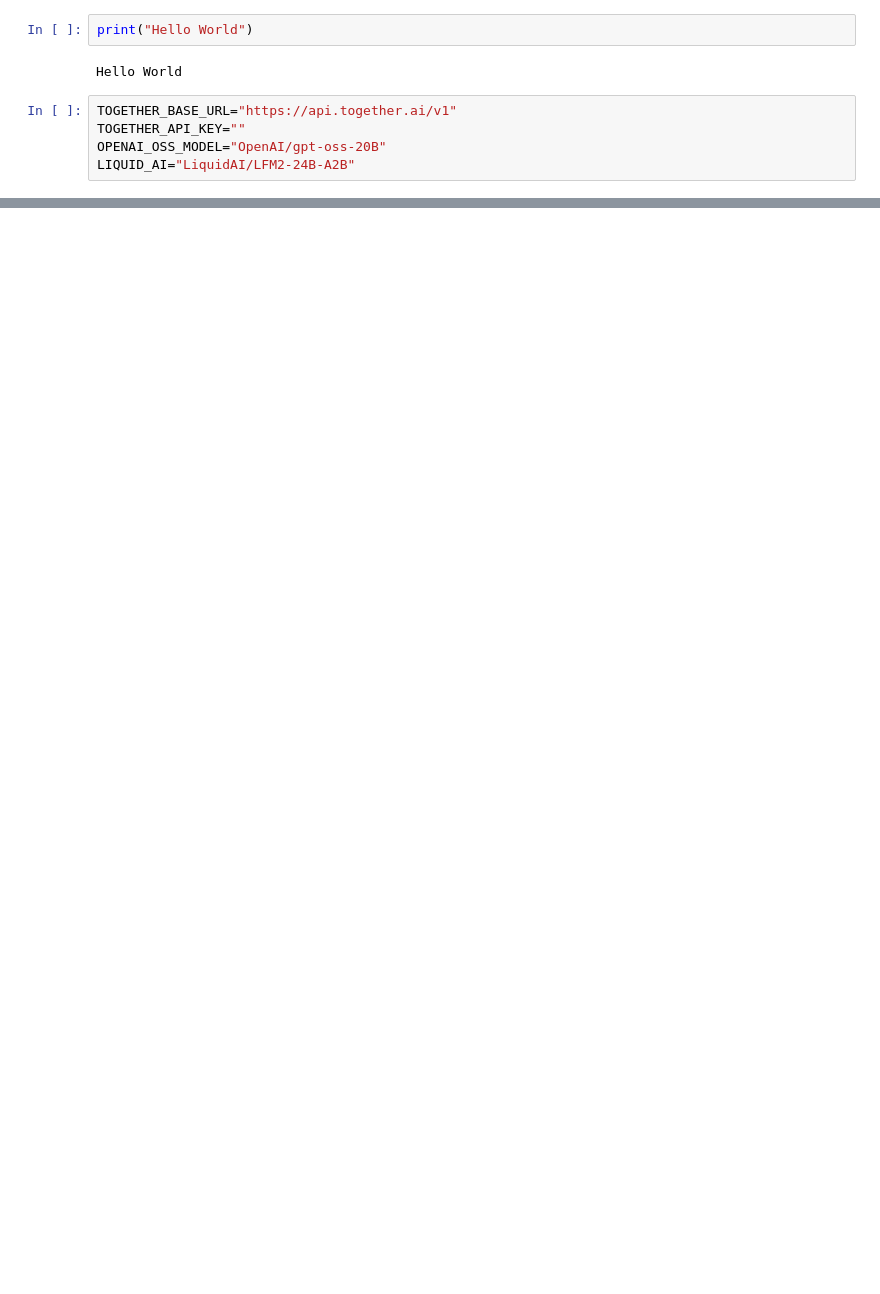
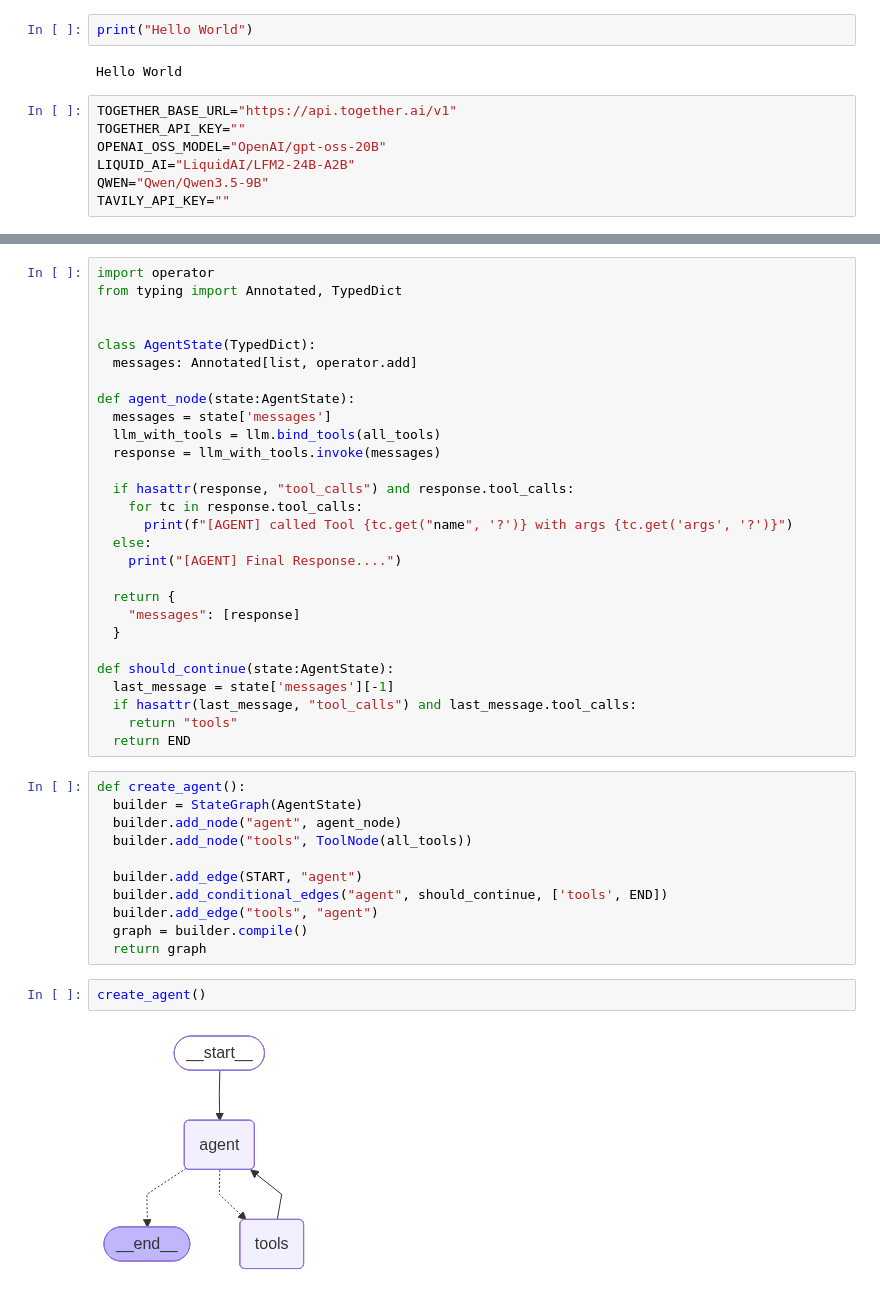
Before and after one commit to Yash-KK/langgraph-ollama, a Jupyter notebook: misc.ipynb, the cells around one changed output, grey strips where cells are left out. Cells and saved outputs as stored; diff of their text form; blank space fills up the shorter version.

Commit message:
react-agent-2

```diff
--- a/misc.ipynb
+++ b/misc.ipynb
@@ -7,4 +7,6 @@ TOGETHER_BASE_URL="https://api.together.ai/v1"
 TOGETHER_API_KEY=""
 OPENAI_OSS_MODEL="OpenAI/gpt-oss-20B"
 LIQUID_AI="LiquidAI/LFM2-24B-A2B"
+QWEN="Qwen/Qwen3.5-9B"
+TAVILY_API_KEY=""
 # %%
@@ -40,0 +93,43 @@ Bonus fact: Earth’s magnetic field, generated by its molten iron core, protect
+# %%
+import operator
+from typing import Annotated, TypedDict
+
+
+class AgentState(TypedDict):
+  messages: Annotated[list, operator.add]
+
+def agent_node(state:AgentState):
+  messages = state['messages']
+  llm_with_tools = llm.bind_tools(all_tools)
+  response = llm_with_tools.invoke(messages)
+
+  if hasattr(response, "tool_calls") and response.tool_calls:
+    for tc in response.tool_calls:
+      print(f"[AGENT] called Tool {tc.get("name", '?')} with args {tc.get('args', '?')}")
+  else:
+    print("[AGENT] Final Response....")
+
+  return {
+    "messages": [response]
+  }
+
+def should_continue(state:AgentState):
+  last_message = state['messages'][-1]
+  if hasattr(last_message, "tool_calls") and last_message.tool_calls:
+    return "tools"
+  return END
+# %%
+def create_agent():
+  builder = StateGraph(AgentState)
+  builder.add_node("agent", agent_node)
+  builder.add_node("tools", ToolNode(all_tools))
+
+  builder.add_edge(START, "agent")
+  builder.add_conditional_edges("agent", should_continue, ['tools', END])
+  builder.add_edge("tools", "agent")
+  graph = builder.compile()
+  return graph
+# %%
+create_agent()
+# %% [output]
+[figure, added]
```
Also changed, not shown: parts of 7 cells of this notebook, 3 other files.
